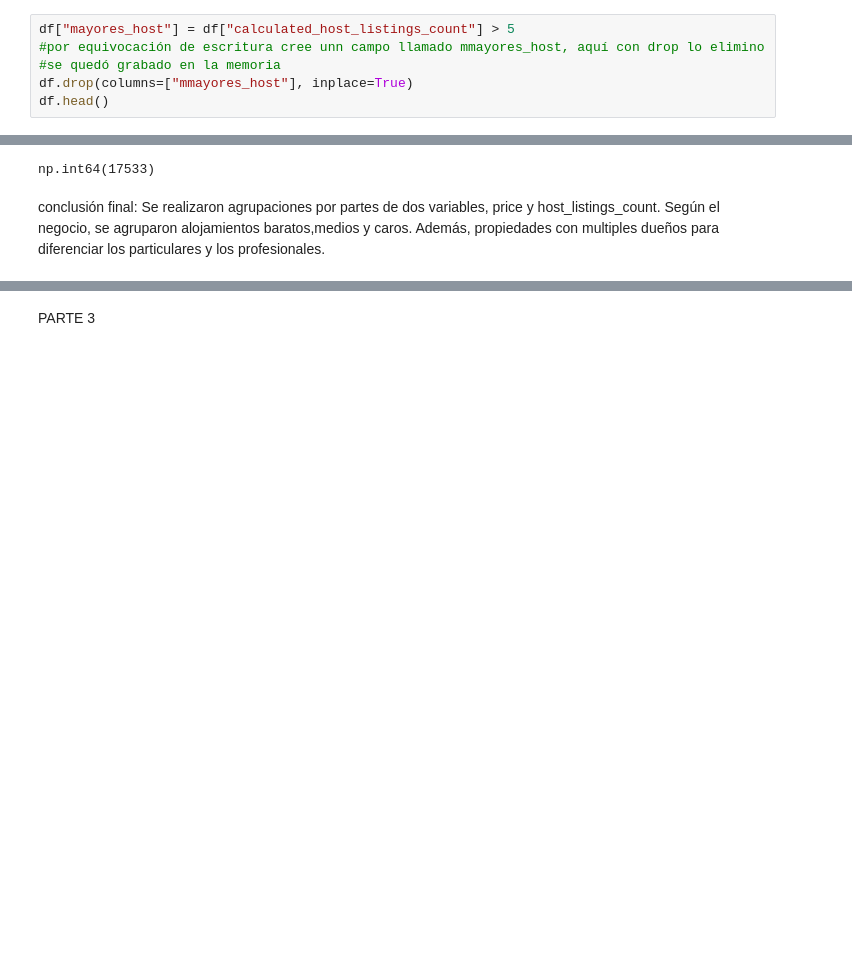
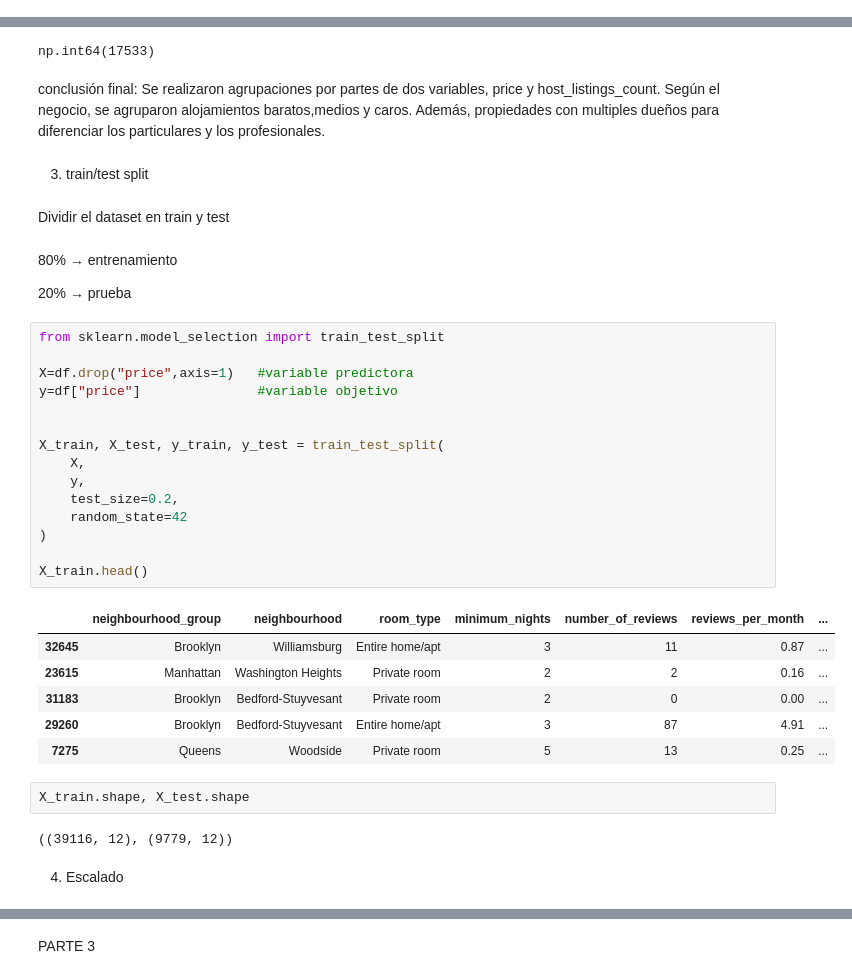
Before and after one commit to 4GeeksAcademy/machine-learning-python-template_melissahm, a Jupyter notebook: src/explore.ipynb, the cells around one changed output, grey strips where cells are left out. Saved outputs shown, nothing was run; the diff lists cells and outputs as text; blank space fills up the shorter version.

```diff
--- a/src/explore.ipynb
+++ b/src/explore.ipynb
@@ -817,9 +815,3 @@ Por otro lado, se puede hacer agrupación por precios como propiedades a alquila
 Además, se puede agrupar por disponibilidad de las propiedades, disponibilidad corta, media y larga. (con la variable availability_365)
 # %% [markdown]
 primero. Agrupación por calculateed_host_listing_count >5 (dueños con más de 5 propiedades)
-# %%
-df["mayores_host"] = df["calculated_host_listings_count"] > 5
-#por equivocación de escritura cree unn campo llamado mmayores_host, aquí con drop lo elimino
-#se quedó grabado en la memoria
-df.drop(columns=["mmayores_host"], inplace=True)
-df.head()
@@ -882,3 +879,39 @@ np.int64(17533)
 # %% [markdown]
 conclusión final:
 Se realizaron agrupaciones por partes de dos variables, price y host_listings_count. Según el negocio, se agruparon alojamientos baratos,medios y caros. Además, propiedades con multiples dueños para diferenciar los particulares y los profesionales.
+# %% [markdown]
+3. train/test split
+# %% [markdown]
+Dividir el dataset en train y test
+# %% [markdown]
+80% → entrenamiento
+
+20% → prueba
+# %%
+from sklearn.model_selection import train_test_split
+
+X=df.drop("price",axis=1)   #variable predictora
+y=df["price"]               #variable objetivo
+
+
+X_train, X_test, y_train, y_test = train_test_split(
+    X,
+    y,
+    test_size=0.2,
+    random_state=42
+)
+
+X_train.head()
+# %% [output]
+|  | neighbourhood_group | neighbourhood | room_type | minimum_nights | number_of_reviews | reviews_per_month | ... |
+| 32645 | Brooklyn | Williamsburg | Entire home/apt | 3 | 11 | 0.87 | ... |
+| 23615 | Manhattan | Washington Heights | Private room | 2 | 2 | 0.16 | ... |
+| 31183 | Brooklyn | Bedford-Stuyvesant | Private room | 2 | 0 | 0.00 | ... |
+| 29260 | Brooklyn | Bedford-Stuyvesant | Entire home/apt | 3 | 87 | 4.91 | ... |
+| 7275 | Queens | Woodside | Private room | 5 | 13 | 0.25 | ... |
+# %%
+X_train.shape, X_test.shape
+# %% [output]
+((39116, 12), (9779, 12))
+# %% [markdown]
+4. Escalado
```
Also changed, not shown: parts of 20 cells of this notebook.
